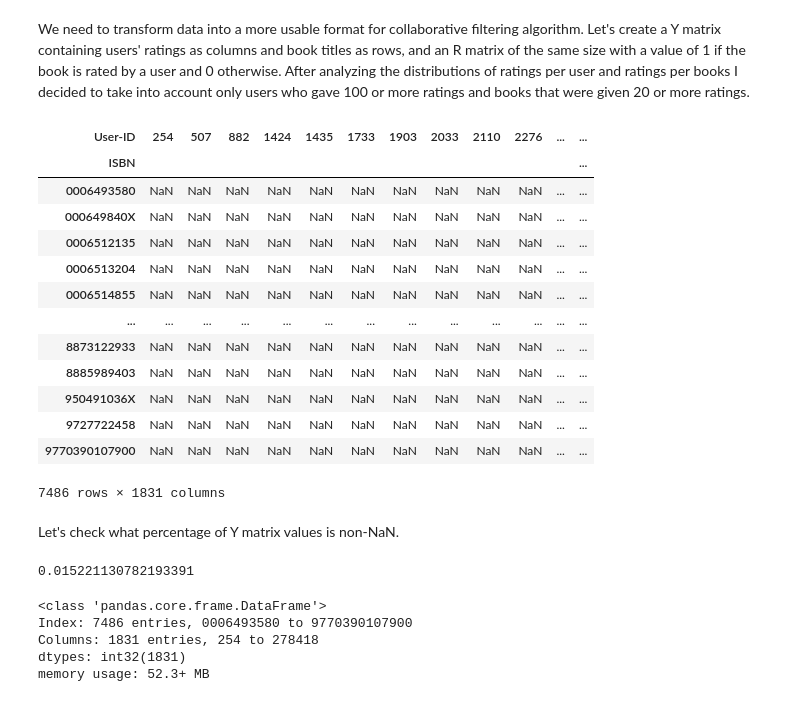
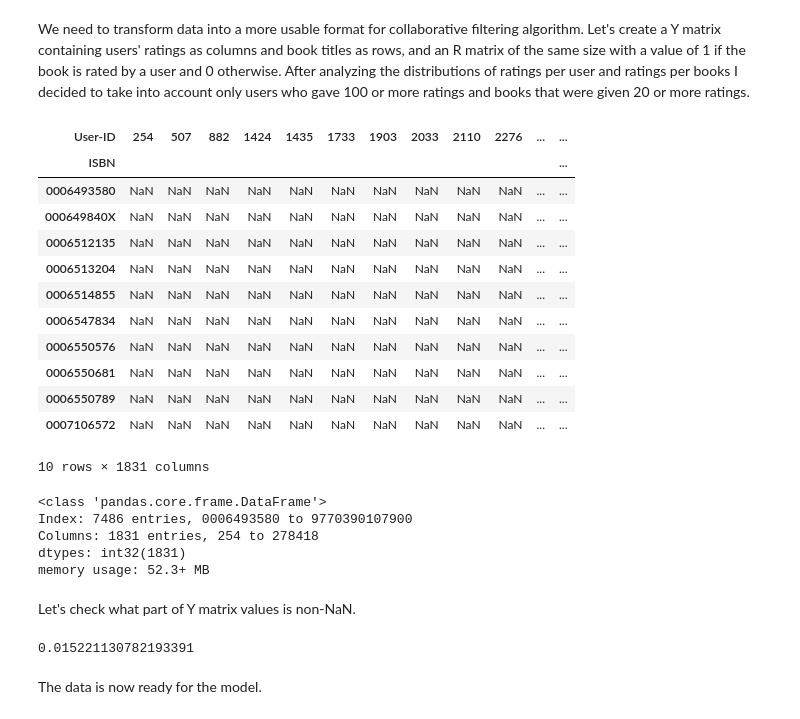
Before and after one commit to blazej32/book-recommendation, a Jupyter notebook: notebooks/data-preprocessing.ipynb, the cells around one changed output. Drawn from its saved outputs; the diff is of its cells as text; code cells hidden in the pictures.

Commit message:
reorganize project, improve data preprocessing

```diff
--- a/book-recommendation.ipynb
+++ b/notebooks/data-preprocessing.ipynb
@@ -9,9 +7,9 @@ from matplotlib import pyplot as plt
 # %% [markdown]
 # Loading and analyzing data
 # %%
-books = pd.read_csv('data/books.csv')
-ratings = pd.read_csv('data/ratings.csv')
-users = pd.read_csv('data/users.csv')
+books = pd.read_csv('../data/books.csv')
+ratings = pd.read_csv('../data/ratings.csv')
+users = pd.read_csv('../data/users.csv')
 # %%
 books.head()
 # %% [output]
@@ -144,34 +142,35 @@ filtered_ratings = ratings[ratings['User-ID'].isin(filtered_users) & ratings['IS
 # %%
 
 Y = filtered_ratings.pivot_table(index='ISBN', columns='User-ID', values='Book-Rating')
-Y
+Y.head(10)
 # %% [output]
 | User-ID | 254 | 507 | 882 | 1424 | 1435 | 1733 | 1903 | 2033 | 2110 | 2276 | ... | ... |
 | ISBN |  |  |  |  |  |  |  |  |  |  |  | ... |
 | 0006493580 | NaN | NaN | NaN | NaN | NaN | NaN | NaN | NaN | NaN | NaN | ... | ... |
 | 000649840X | NaN | NaN | NaN | NaN | NaN | NaN | NaN | NaN | NaN | NaN | ... | ... |
 | 0006512135 | NaN | NaN | NaN | NaN | NaN | NaN | NaN | NaN | NaN | NaN | ... | ... |
 | 0006513204 | NaN | NaN | NaN | NaN | NaN | NaN | NaN | NaN | NaN | NaN | ... | ... |
 | 0006514855 | NaN | NaN | NaN | NaN | NaN | NaN | NaN | NaN | NaN | NaN | ... | ... |
-| ... | ... | ... | ... | ... | ... | ... | ... | ... | ... | ... | ... | ... |
-| 8873122933 | NaN | NaN | NaN | NaN | NaN | NaN | NaN | NaN | NaN | NaN | ... | ... |
-| 8885989403 | NaN | NaN | NaN | NaN | NaN | NaN | NaN | NaN | NaN | NaN | ... | ... |
-| 950491036X | NaN | NaN | NaN | NaN | NaN | NaN | NaN | NaN | NaN | NaN | ... | ... |
-| 9727722458 | NaN | NaN | NaN | NaN | NaN | NaN | NaN | NaN | NaN | NaN | ... | ... |
-| 9770390107900 | NaN | NaN | NaN | NaN | NaN | NaN | NaN | NaN | NaN | NaN | ... | ... |
+| 0006547834 | NaN | NaN | NaN | NaN | NaN | NaN | NaN | NaN | NaN | NaN | ... | ... |
+| 0006550576 | NaN | NaN | NaN | NaN | NaN | NaN | NaN | NaN | NaN | NaN | ... | ... |
+| 0006550681 | NaN | NaN | NaN | NaN | NaN | NaN | NaN | NaN | NaN | NaN | ... | ... |
+| 0006550789 | NaN | NaN | NaN | NaN | NaN | NaN | NaN | NaN | NaN | NaN | ... | ... |
+| 0007106572 | NaN | NaN | NaN | NaN | NaN | NaN | NaN | NaN | NaN | NaN | ... | ... |
-7486 rows × 1831 columns
+10 rows × 1831 columns
+# %%
+R = Y.notna().astype(int)
+R.info()
+# %% [output]
+<class 'pandas.core.frame.DataFrame'>
+Index: 7486 entries, 0006493580 to 9770390107900
+Columns: 1831 entries, 254 to 278418
+dtypes: int32(1831)
+memory usage: 52.3+ MB
 # %% [markdown]
-Let's check what percentage of Y matrix values is non-NaN.
+Let's check what part of Y matrix values is non-NaN.
 # %%
 Y.notna().sum().sum() / Y.size
 # %% [output]
 0.015221130782193391
-# %%
-R = Y.notna().astype(int)
-R.info()
-# %% [output]
-<class 'pandas.core.frame.DataFrame'>
-Index: 7486 entries, 0006493580 to 9770390107900
-Columns: 1831 entries, 254 to 278418
-dtypes: int32(1831)
-memory usage: 52.3+ MB
+# %% [markdown]
+The data is now ready for the model.
```
Also changed, not shown: parts of 1 cell of this notebook, 3 other files.
